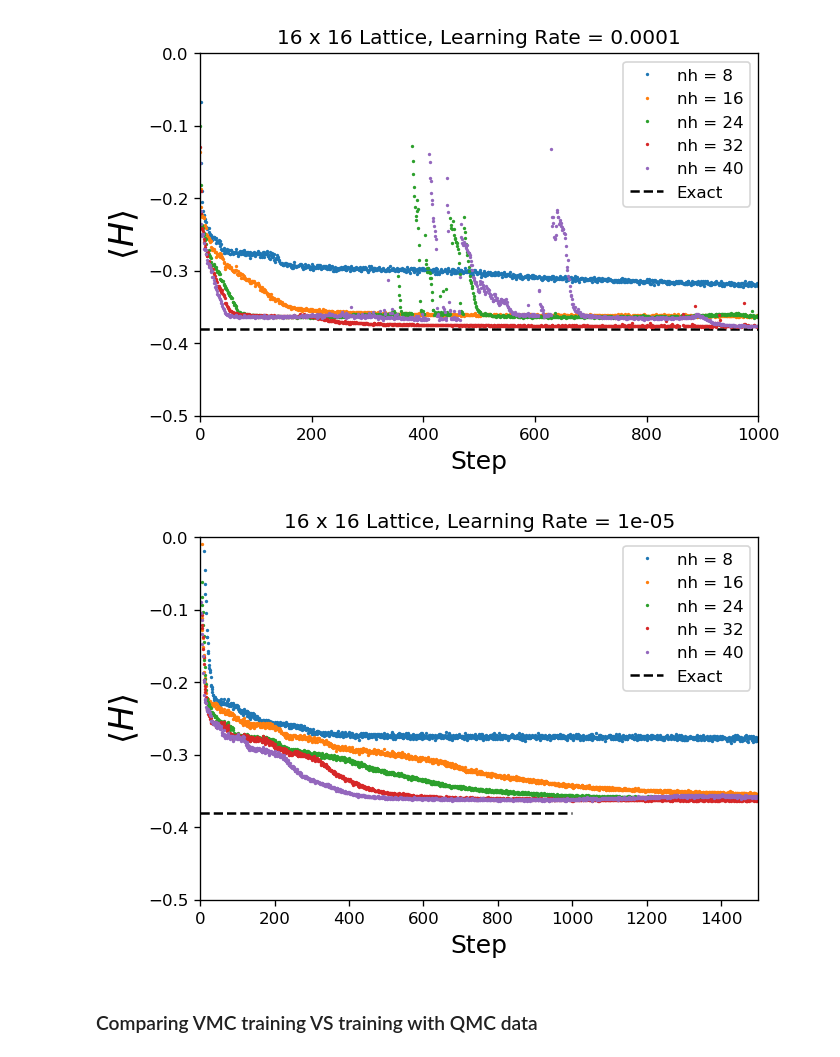
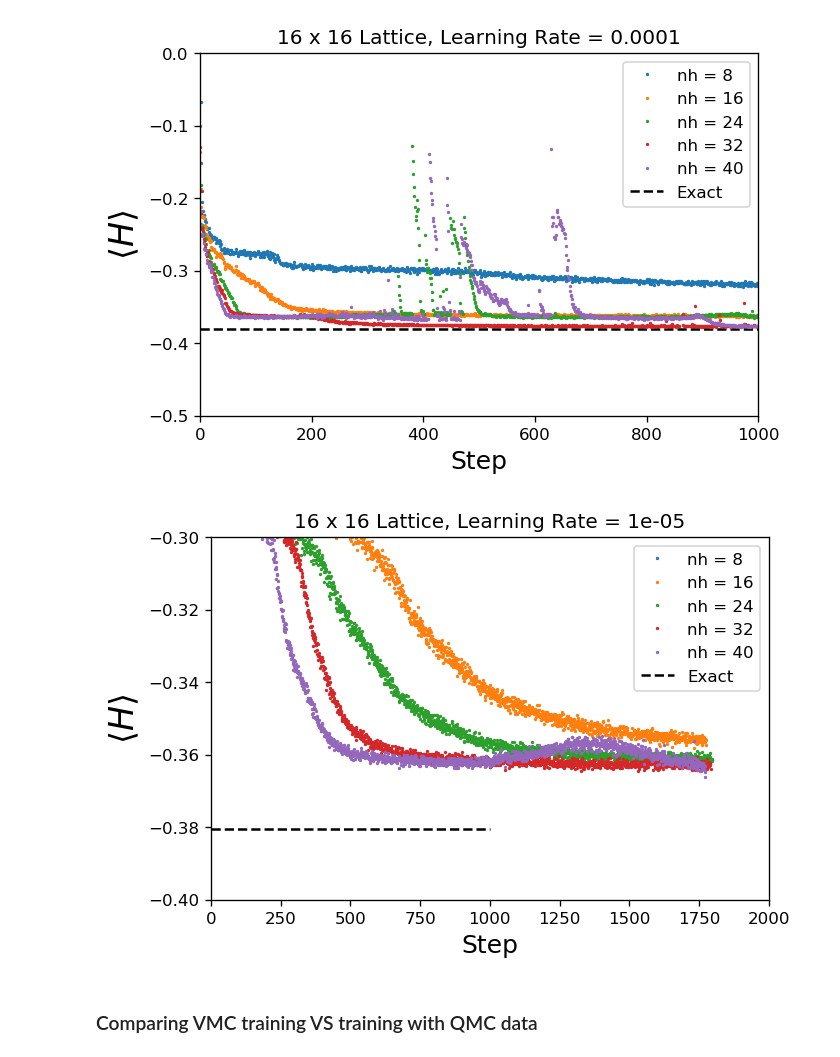
Before and after one commit to MelkoCollective/NeuralNetworks-for-Quantum, a Jupyter notebook: src_qmc_vmc/Paper Plots.ipynb, the cells around one changed output. Drawn from its saved outputs; the diff is of its cells as text; code cells hidden in the pictures.

Commit message:
update plots

```diff
--- a/src_qmc_vmc/Paper Plots.ipynb
+++ b/src_qmc_vmc/Paper Plots.ipynb
@@ -365,9 +365,9 @@ QMCPlot(16, 0.0001, exactE_16, E_QMC_16_8_fulldata,E_QMC_16_16_fulldata,E_QMC_16
 # %% [output]
 [figure]
 # %%
-QMCPlot(16,0.00001,exactE_16,E_QMC_16_8_smaller,E_QMC_16_16_smaller,E_QMC_16_24_smaller,E_QMC_16_32_smaller,E_QMC_16_40_smaller,[0,1500],[-0.5,0])
+QMCPlot(16,0.00001,exactE_16,E_QMC_16_8_smaller,E_QMC_16_16_smaller,E_QMC_16_24_smaller,E_QMC_16_32_smaller,E_QMC_16_40_smaller,[0,2000],[-0.4,-0.3])
 # %% [output]
-[figure, old version]
+[figure, new version]
 # %% [markdown]
 ### Comparing VMC training VS training with QMC data
 # %%
```
Also changed, not shown: parts of 2 cells of this notebook.
